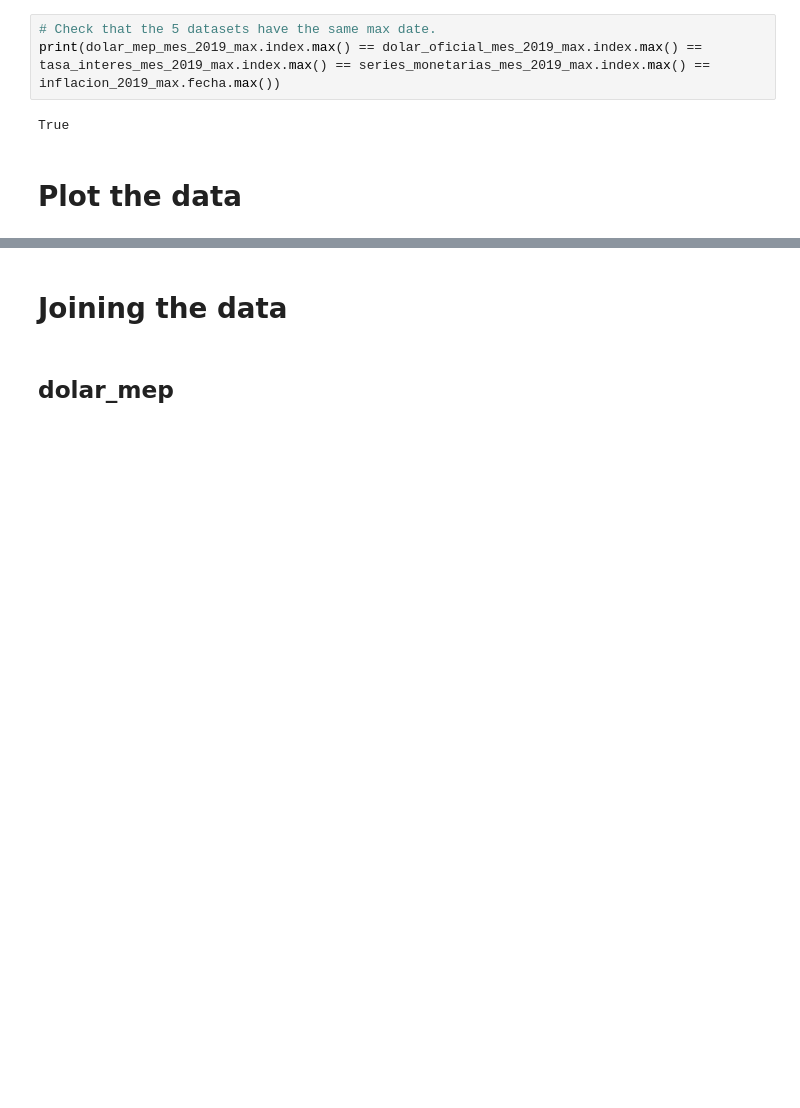
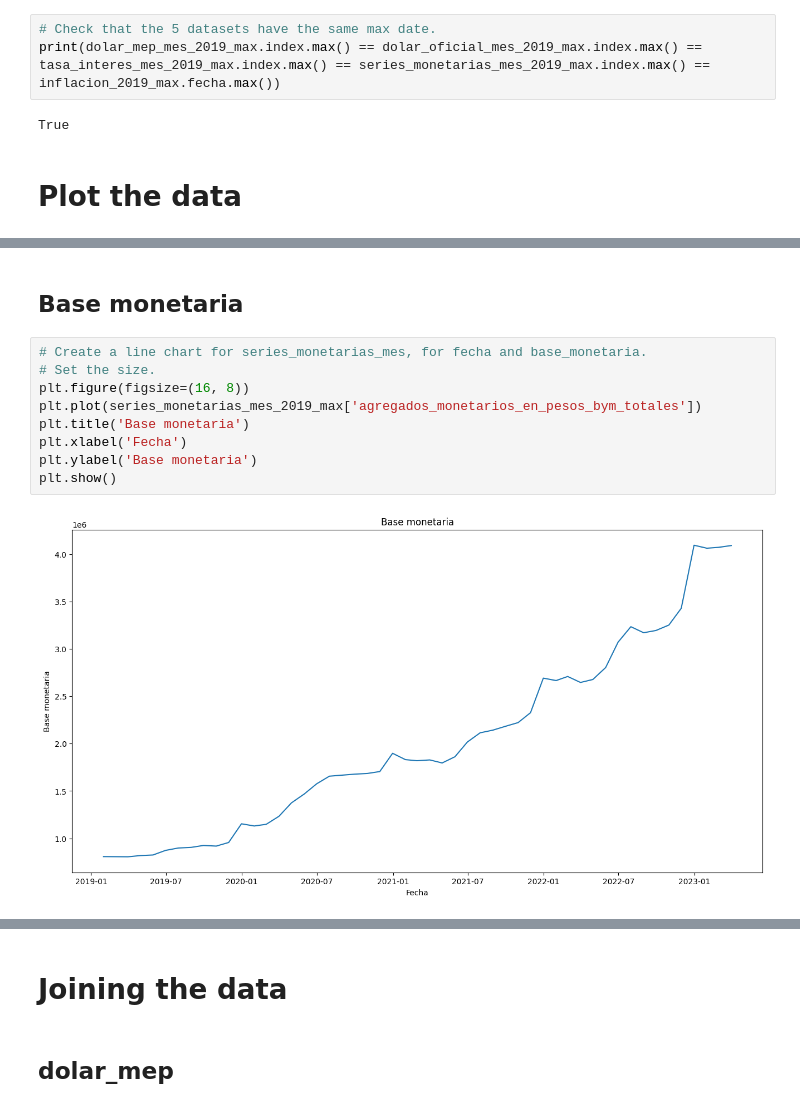
Before and after one commit to ChFontana/Projects, a Jupyter notebook: Argetina Macroeconomy/notebooks/argentina_data_exploration.ipynb, the cells around one changed output, grey strips where cells are left out. Cells and saved outputs as stored; diff of their text form; blank space fills up the shorter version.

```diff
--- a/Argetina Macroeconomy/notebooks/argentina_data_exploration.ipynb
+++ b/Argetina Macroeconomy/notebooks/argentina_data_exploration.ipynb
@@ -456,0 +487,13 @@ plt.show()
+# %% [markdown]
+## Base monetaria
+# %%
+# Create a line chart for series_monetarias_mes, for fecha and base_monetaria.
+# Set the size.
+plt.figure(figsize=(16, 8))
+plt.plot(series_monetarias_mes_2019_max['agregados_monetarios_en_pesos_bym_totales'])
+plt.title('Base monetaria')
+plt.xlabel('Fecha')
+plt.ylabel('Base monetaria')
+plt.show()
+# %% [output]
+[figure, added]
```
Also changed, not shown: parts of 16 cells of this notebook.
